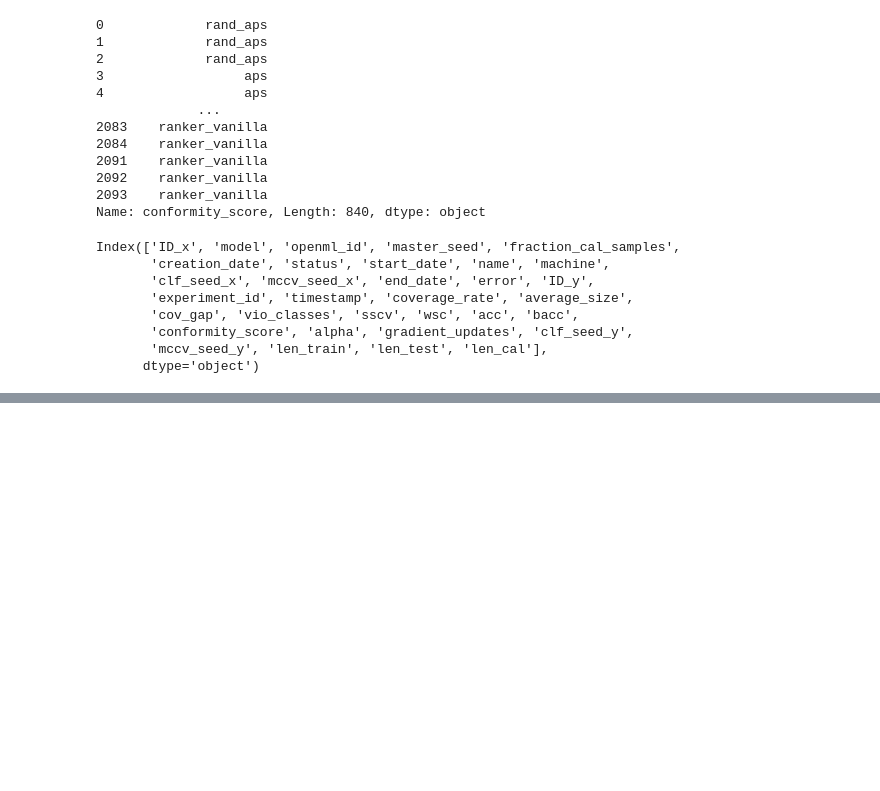
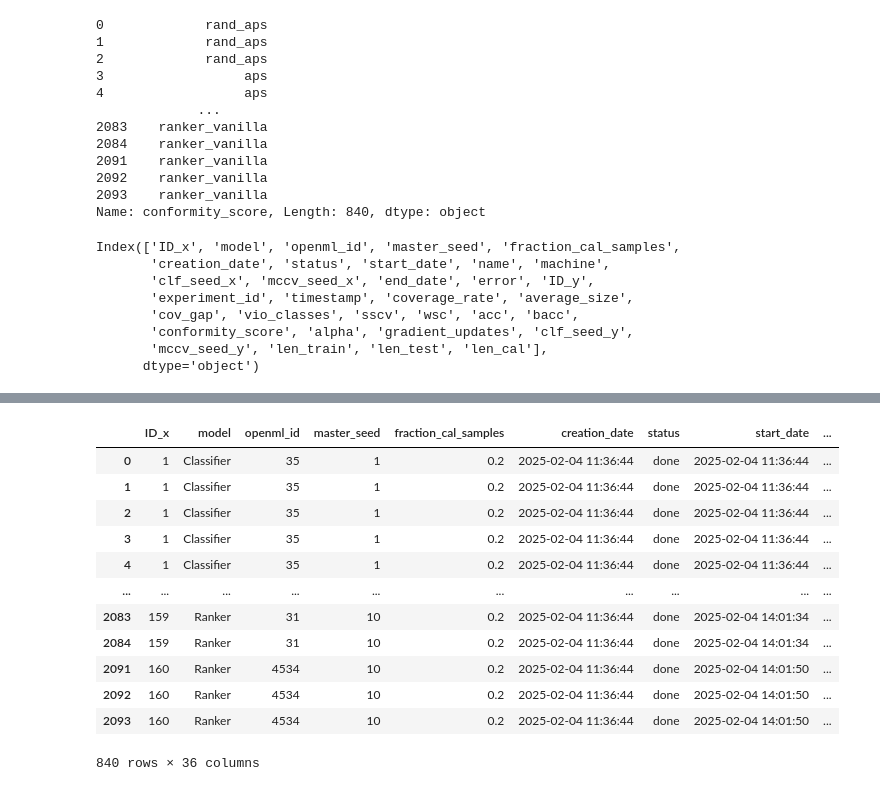
Before and after one commit to yunjinnkim/preference-based-cp, a Jupyter notebook: experiments/evaluation simple.ipynb, the cells around one changed output, grey strips where cells are left out. Cells and saved outputs as stored; diff of their text form; code cells hidden in the pictures; blank space fills up the shorter version.

```diff
--- a/experiments/evaluation simple.ipynb
+++ b/experiments/evaluation simple.ipynb
@@ -339,0 +281,16 @@ ValueError: Number of rows must be a positive integer, not 0
+# %%
+result_df
+# %% [output]
+|  | ID_x | model | openml_id | master_seed | fraction_cal_samples | creation_date | status | start_date | ... |
+| 0 | 1 | Classifier | 35 | 1 | 0.2 | 2025-02-04 11:36:44 | done | 2025-02-04 11:36:44 | ... |
+| 1 | 1 | Classifier | 35 | 1 | 0.2 | 2025-02-04 11:36:44 | done | 2025-02-04 11:36:44 | ... |
+| 2 | 1 | Classifier | 35 | 1 | 0.2 | 2025-02-04 11:36:44 | done | 2025-02-04 11:36:44 | ... |
+| 3 | 1 | Classifier | 35 | 1 | 0.2 | 2025-02-04 11:36:44 | done | 2025-02-04 11:36:44 | ... |
+| 4 | 1 | Classifier | 35 | 1 | 0.2 | 2025-02-04 11:36:44 | done | 2025-02-04 11:36:44 | ... |
+| ... | ... | ... | ... | ... | ... | ... | ... | ... | ... |
+| 2083 | 159 | Ranker | 31 | 10 | 0.2 | 2025-02-04 11:36:44 | done | 2025-02-04 14:01:34 | ... |
+| 2084 | 159 | Ranker | 31 | 10 | 0.2 | 2025-02-04 11:36:44 | done | 2025-02-04 14:01:34 | ... |
+| 2091 | 160 | Ranker | 4534 | 10 | 0.2 | 2025-02-04 11:36:44 | done | 2025-02-04 14:01:50 | ... |
+| 2092 | 160 | Ranker | 4534 | 10 | 0.2 | 2025-02-04 11:36:44 | done | 2025-02-04 14:01:50 | ... |
+| 2093 | 160 | Ranker | 4534 | 10 | 0.2 | 2025-02-04 11:36:44 | done | 2025-02-04 14:01:50 | ... |
+840 rows × 36 columns
```
Also changed, not shown: parts of 6 cells of this notebook.
